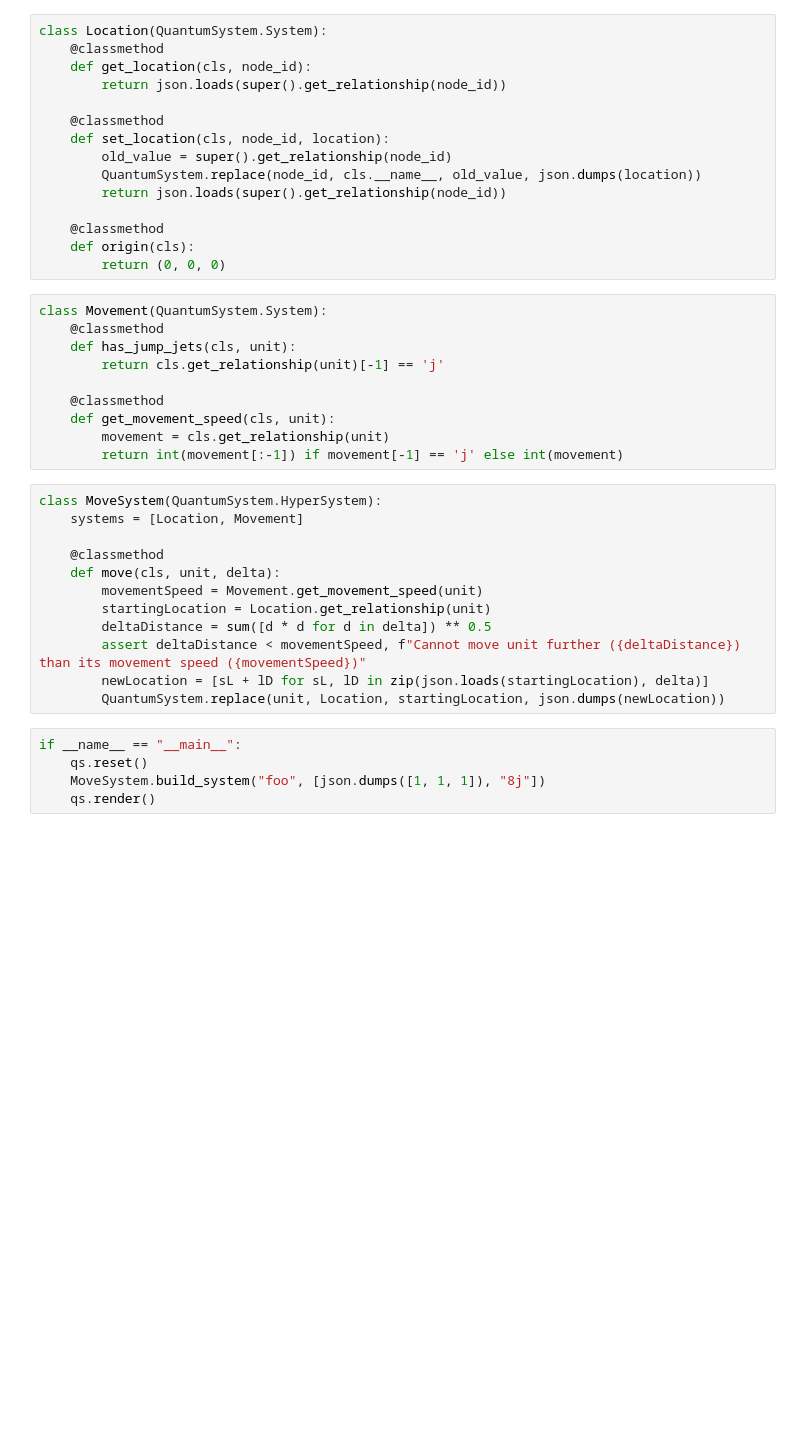
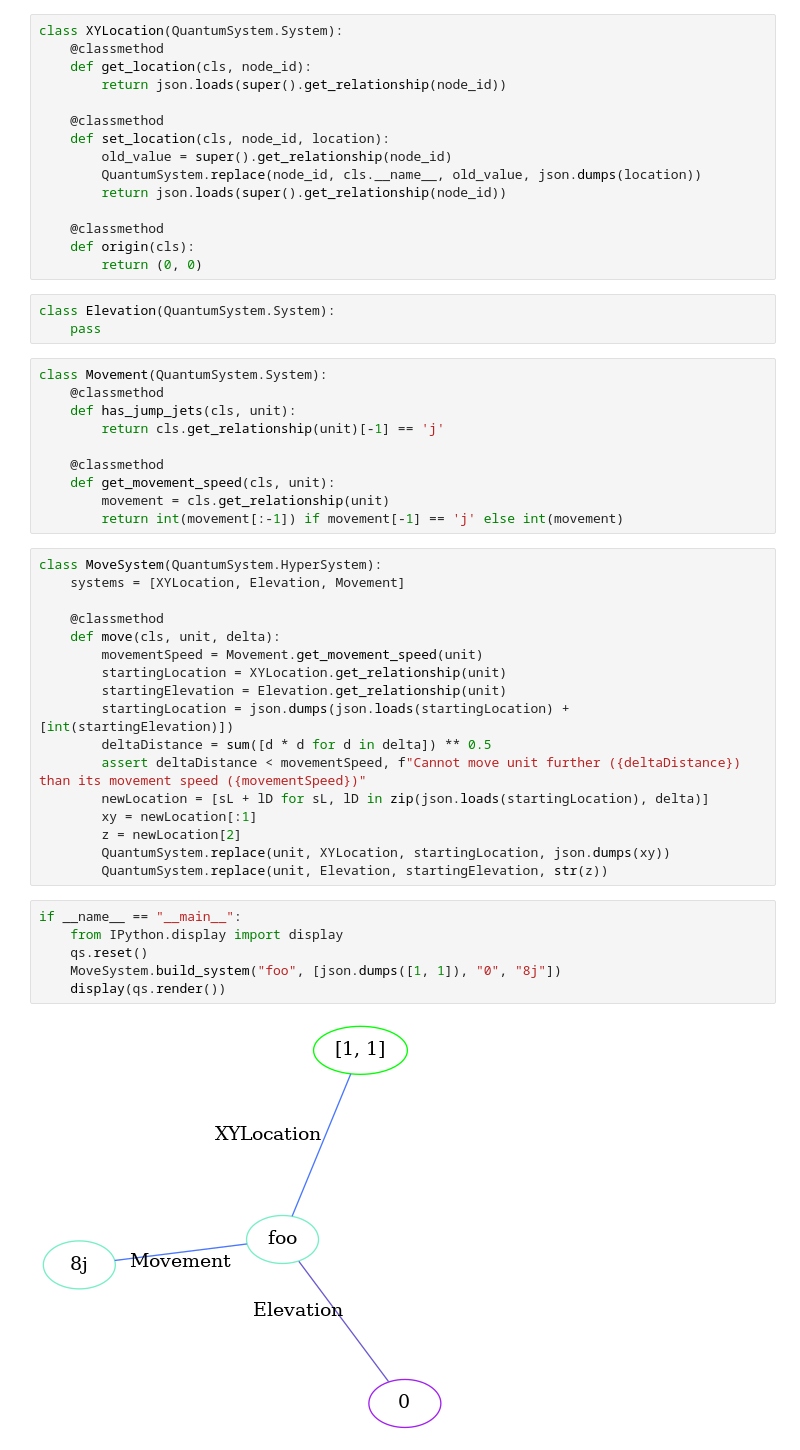
Before and after one commit to MakUrSpace/harmony, a Jupyter notebook: dma/MechaCombat/MovementSystem.ipynb, the cells around one changed output. Cells and saved outputs as stored; diff of their text form; blank space fills up the shorter version.

```diff
--- a/dma/MechaCombat/MovementSystem.ipynb
+++ b/dma/MechaCombat/MovementSystem.ipynb
@@ -3,7 +3,7 @@ import json
 # %%
 from ipynb.fs.full.quantumsystem import QuantumSystem, qs
 # %%
-class Location(QuantumSystem.System):
+class XYLocation(QuantumSystem.System):
     @classmethod
     def get_location(cls, node_id):
         return json.loads(super().get_relationship(node_id))
@@ -16,7 +16,10 @@ class Location(QuantumSystem.System):
 
     @classmethod
     def origin(cls):
-        return (0, 0, 0)
+        return (0, 0)
+# %%
+class Elevation(QuantumSystem.System):
+    pass
 # %%
 class Movement(QuantumSystem.System):
     @classmethod
@@ -29,21 +32,29 @@ class Movement(QuantumSystem.System):
         return int(movement[:-1]) if movement[-1] == 'j' else int(movement)
 # %%
 class MoveSystem(QuantumSystem.HyperSystem):
-    systems = [Location, Movement]
+    systems = [XYLocation, Elevation, Movement]
 
     @classmethod
     def move(cls, unit, delta):
         movementSpeed = Movement.get_movement_speed(unit)
-        startingLocation = Location.get_relationship(unit)
+        startingLocation = XYLocation.get_relationship(unit)
+        startingElevation = Elevation.get_relationship(unit)
+        startingLocation = json.dumps(json.loads(startingLocation) + [int(startingElevation)])
         deltaDistance = sum([d * d for d in delta]) ** 0.5
         assert deltaDistance < movementSpeed, f"Cannot move unit further ({deltaDistance}) than its movement speed ({movementSpeed})"
         newLocation = [sL + lD for sL, lD in zip(json.loads(startingLocation), delta)]
-        QuantumSystem.replace(unit, Location, startingLocation, json.dumps(newLocation))
+        xy = newLocation[:1]
+        z = newLocation[2]
+        QuantumSystem.replace(unit, XYLocation, startingLocation, json.dumps(xy))
+        QuantumSystem.replace(unit, Elevation, startingElevation, str(z))
 # %%
 if __name__ == "__main__":
+    from IPython.display import display
     qs.reset()
-    MoveSystem.build_system("foo", [json.dumps([1, 1, 1]), "8j"])
-    qs.render()
+    MoveSystem.build_system("foo", [json.dumps([1, 1]), "0", "8j"])
+    display(qs.render())
+# %% [output]
+[figure, added]
 # %%
 if __name__ == "__main__":
     MoveSystem.move("foo", [3, 2, 1])
```
Also changed, not shown: parts of 1 cell of this notebook, 5 other files.
